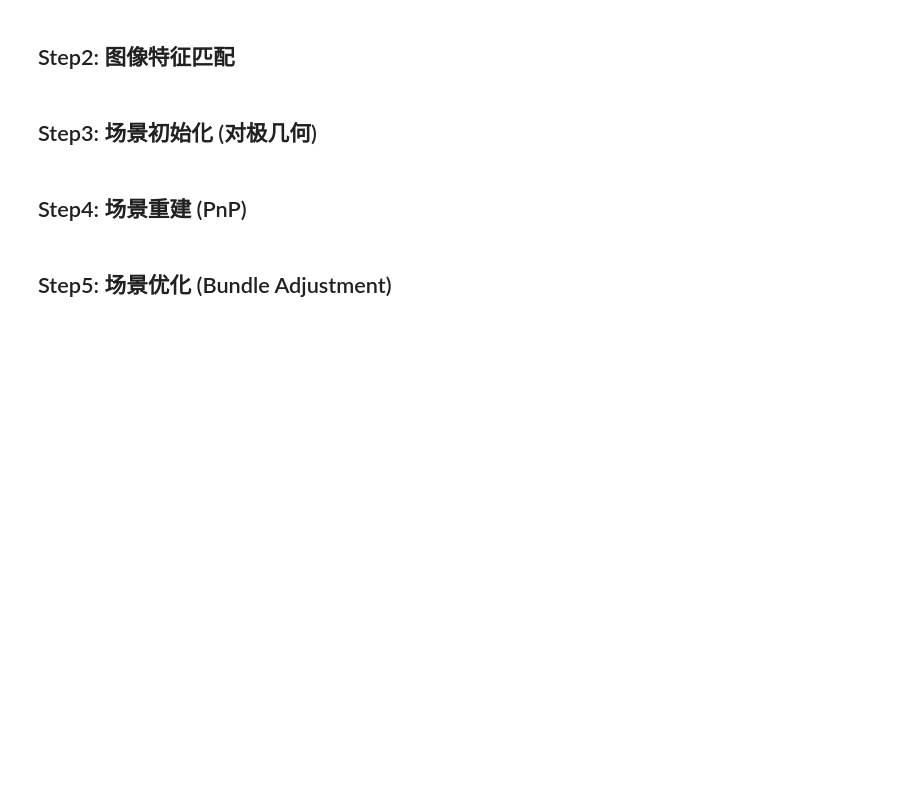
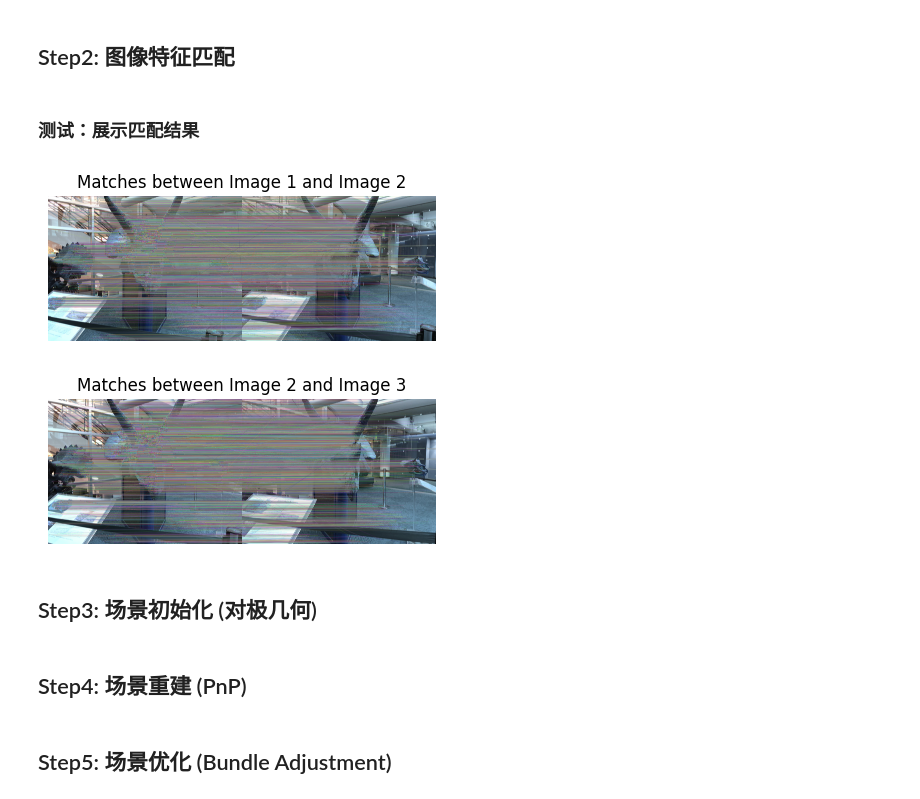
Before and after one commit to Pr0ximah/AI4701-FinalProject, a Jupyter notebook: main.ipynb, the cells around one changed output. Drawn from its saved outputs; the diff is of its cells as text; code cells hidden in the pictures; blank space fills up the shorter version.

```diff
--- a/main.ipynb
+++ b/main.ipynb
@@ -65,4 +69,22 @@ KeyboardInterrupt:
 # %% [markdown]
 ## Step2: 图像特征匹配
+# %%
+# 是否要重新生成该部分数据
+regenerate = False
+data_cache_key = "matches"
+
+# 运行特征匹配
+all_matches = cache_wrapper(data_cache_key, regenerate, match_all_paires, fm.after_load)(features)
+# %% [markdown]
+### 测试：展示匹配结果
+# %%
+for i, (img1, img2) in enumerate(zip(images[:2], images[1:3])):
+    img_matches = visualize_matches(
+        img1, img2, all_matches[(i, i + 1)], features[i], features[i + 1]
+    )
+    plt_show(img_matches, f"Matches between Image {i+1} and Image {i+2}")
+# %% [output]
+[figure, added]
+[figure, added]
 # %% [markdown]
 ## Step3: 场景初始化 (对极几何)
```
Also changed, not shown: parts of 13 cells of this notebook, 9 other files.
